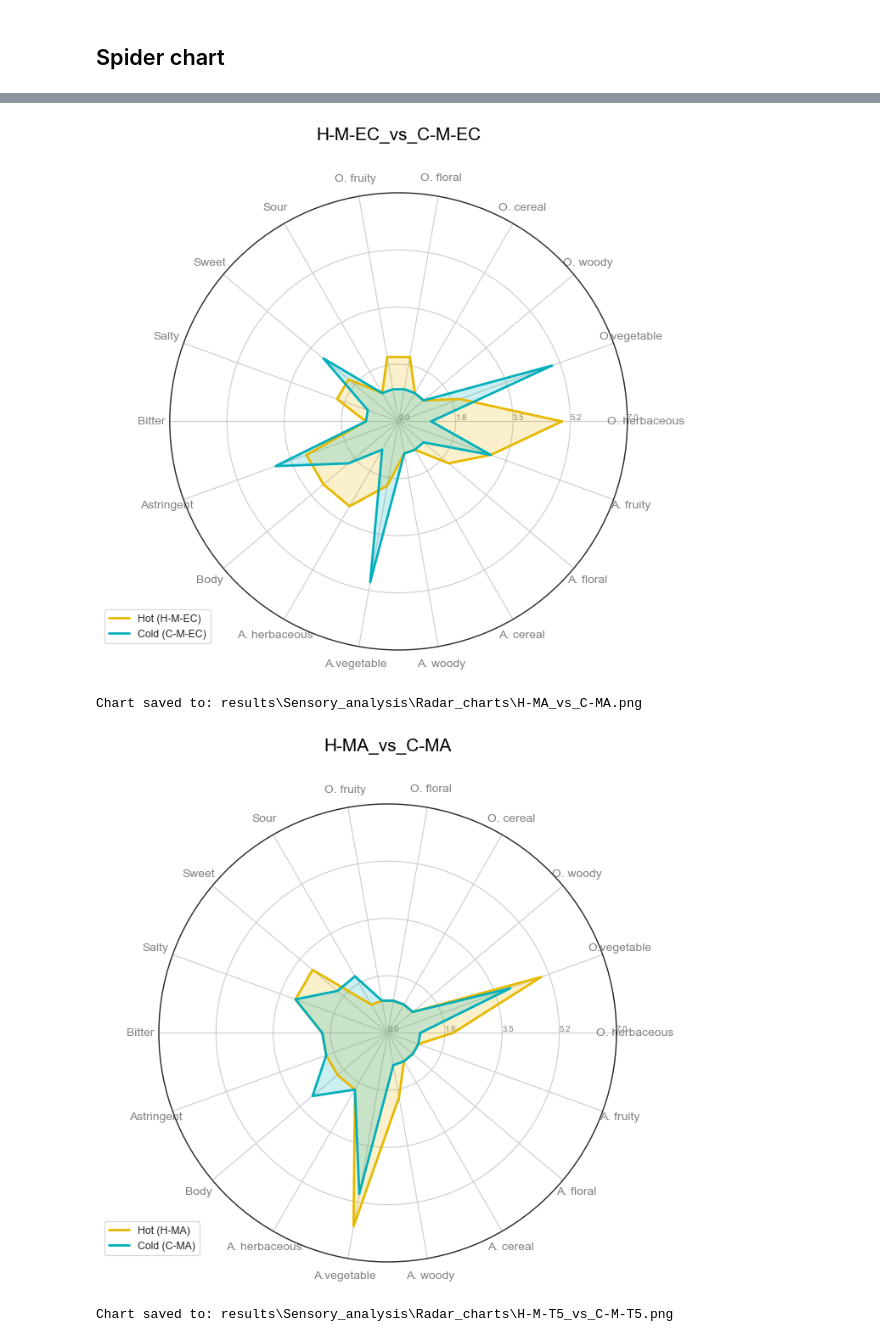
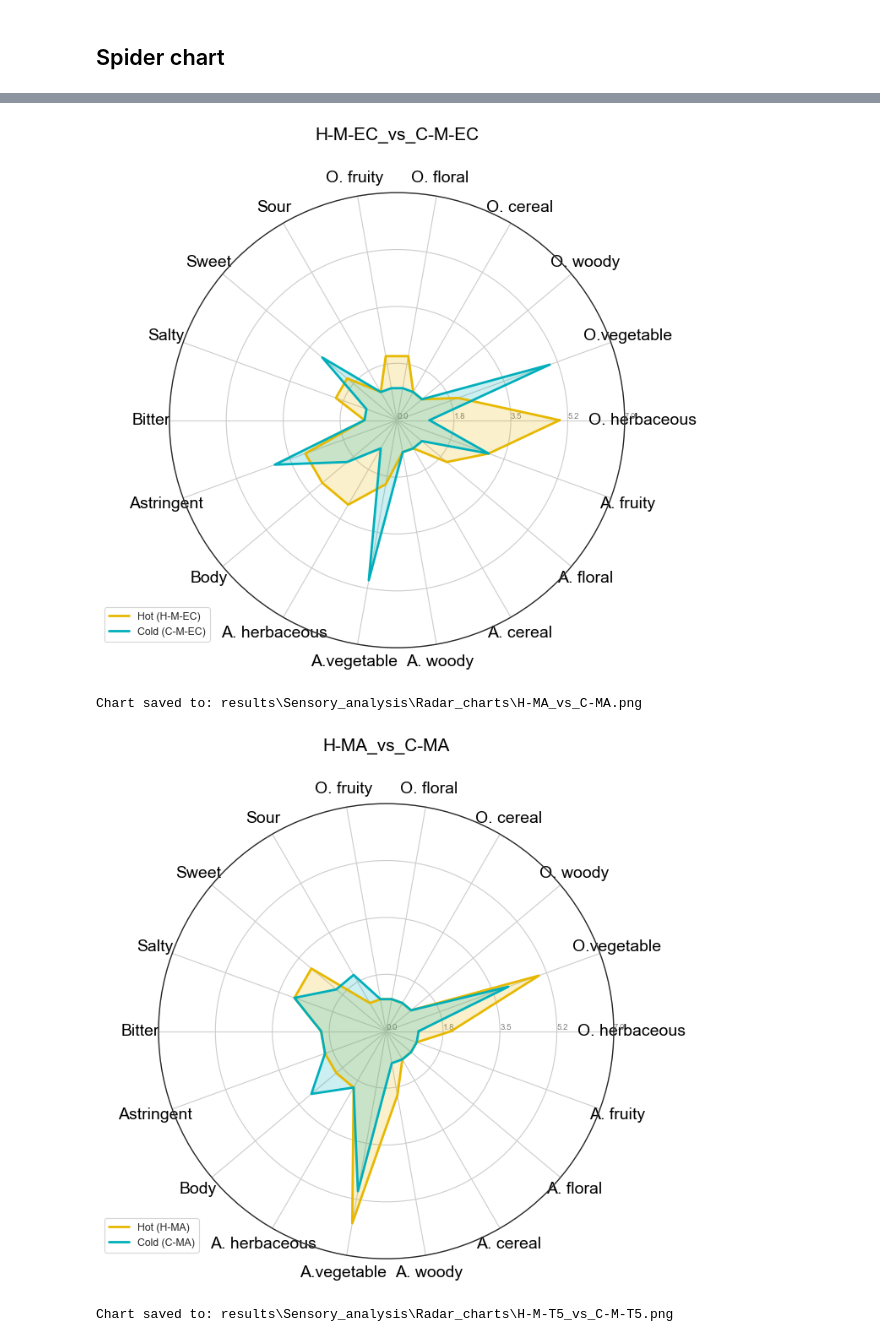
Before and after one commit to daviderovelli/CoffeeLeafInfuses, a Jupyter notebook: notebook/01_sensory_stats.ipynb, the cells around one changed output, grey strips where cells are left out. Cells and saved outputs as stored; diff of their text form; code cells hidden in the pictures.

```diff
--- a/notebook/01_sensory_stats.ipynb
+++ b/notebook/01_sensory_stats.ipynb
@@ -349,7 +349,7 @@ def create_spider_chart(data, samples, title, file_name, min_val=0, max_val=7, c
     ax = plt.subplot(111, polar=True)
 
     # Draw one axe per variable + labels
-    plt.xticks(angles[:-1], categories, color='grey', size=10)
+    plt.xticks(angles[:-1], categories, color='black', size=14)
 
     # Draw y-labels (scales)
     ax.set_rlabel_position(0)
@@ -382,6 +382,8 @@ def create_spider_chart(data, samples, title, file_name, min_val=0, max_val=7, c
     # Save
     save_path = OUTPUT_DIR / f"{file_name}.png"
     plt.savefig(save_path, dpi=600, bbox_inches='tight')
+    svg_path = OUTPUT_DIR / f"{file_name}.svg"
+    plt.savefig(svg_path, format='svg', bbox_inches='tight')
     print(f"Chart saved to: {save_path}")
 
     # Show plot (optional, comment out if running in batch)
@@ -442,5 +444,5 @@ Chart saved to: results\Sensory_analysis\Radar_charts\H-N-GE-WS_vs_C-N-GE-WS.png
 Chart saved to: results\Sensory_analysis\Radar_charts\H-M-EC_vs_C-M-EC.png
-[figure, old version]
+[figure, new version]
 Chart saved to: results\Sensory_analysis\Radar_charts\H-MA_vs_C-MA.png
-[figure, old version]
+[figure, new version]
 Chart saved to: results\Sensory_analysis\Radar_charts\H-M-T5_vs_C-M-T5.png
```
Also changed, not shown: parts of 1 cell of this notebook, 4 other files.
